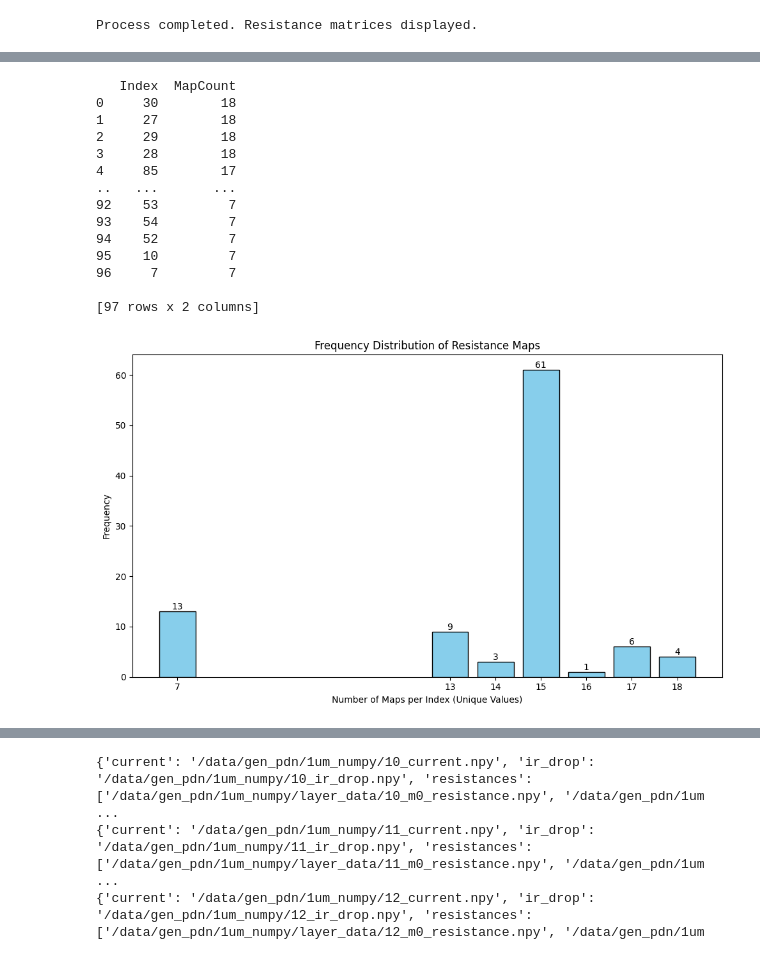
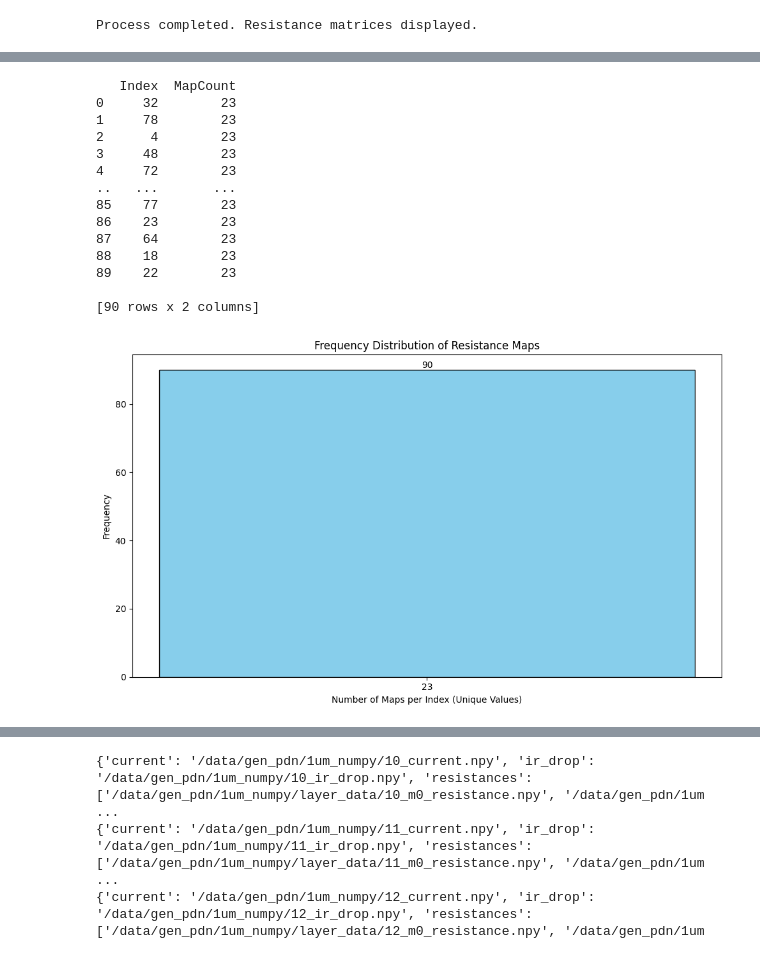
Before and after one commit to yeeca0101/IR_Drop_prior_study, a Jupyter notebook: preprocess_data/eda.ipynb, the cells around one changed output, grey strips where cells are left out. Cells and saved outputs as stored; diff of their text form; code cells hidden in the pictures.

```diff
--- a/preprocess_data/eda.ipynb
+++ b/preprocess_data/eda.ipynb
@@ -317,49 +320,52 @@ class ResistanceMapAnalyzer:
         # Get frequency of unique values in MapCount
         frequency_df = df['MapCount'].value_counts().reset_index()
         frequency_df.columns = ['UniqueMapCount', 'Frequency']
         frequency_df = frequency_df.sort_values(by='UniqueMapCount').reset_index(drop=True)
 
         return frequency_df,df_ori
 
     def plot_histogram(self, df):
         plt.figure(figsize=(10, 6))
         bars = plt.bar(df['UniqueMapCount'], df['Frequency'], color='skyblue', edgecolor='black')
 
         # Add labels to bars
         for bar in bars:
             yval = bar.get_height()
             plt.text(bar.get_x() + bar.get_width() / 2, yval, int(yval), ha='center', va='bottom')
 
         plt.xlabel('Number of Maps per Index (Unique Values)')
         plt.ylabel('Frequency')
         plt.title('Frequency Distribution of Resistance Maps')
         plt.xticks(df['UniqueMapCount'])
         plt.tight_layout()
         plt.show()
 
 # Main Execution
-layer_data_path = "/data/gen_pdn/1um_numpy/layer_data"  # Adjust path as needed
-analyzer = ResistanceMapAnalyzer(layer_data_path)
+folders = ['1um','500nm','200nm','100nm']
+for folder in folders:
+    layer_data_path = f"/data/pdn_3rd_4types/{folder}_numpy/layer_data"  # Adjust path as needed
+    analyzer = ResistanceMapAnalyzer(layer_data_path)
 
-# Analyze resistance maps
-df,df_ori = analyzer.analyze_resistance_maps()
-print(df_ori)
+    # Analyze resistance maps
+    df,df_ori = analyzer.analyze_resistance_maps()
+    print(df_ori)
 
-# Plot histogram
-analyzer.plot_histogram(df)
+    # Plot histogram
+    analyzer.plot_histogram(df)
+    break
 # %% [output]
    Index  MapCount
-0     30        18
-1     27        18
-2     29        18
-3     28        18
-4     85        17
+0     32        23
+1     78        23
+2      4        23
+3     48        23
+4     72        23
 ..   ...       ...
-92    53         7
-93    54         7
-94    52         7
-95    10         7
-96     7         7
+85    77        23
+86    23        23
+87    64        23
+88    18        23
+89    22        23
 
-[97 rows x 2 columns]
+[90 rows x 2 columns]
-[figure, old version]
+[figure, new version]
```
Also changed, not shown: parts of 5 cells of this notebook, 7 other files.
